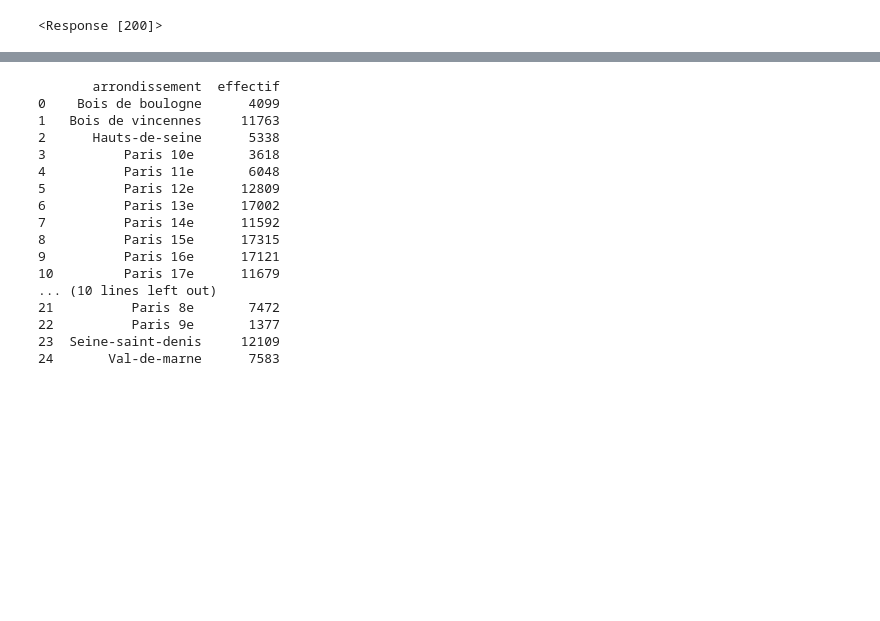
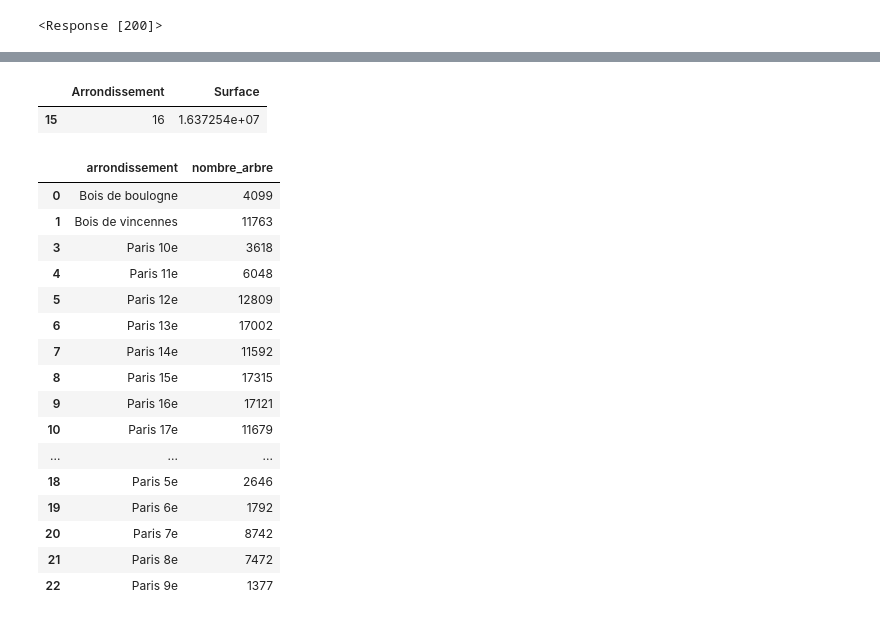
Before and after one commit to dimitri-feniou/-OP-Projet_1_arbre_paris, a Jupyter notebook: analyse_data.ipynb, the cells around one changed output, grey strips where cells are left out. Cells and saved outputs as stored; diff of their text form; code cells hidden in the pictures; blank space fills up the shorter version.

```diff
--- a/analyse_data.ipynb
+++ b/analyse_data.ipynb
@@ -528,28 +528,37 @@ geo_arrondissement
+# %%
+geo_arrondissement_16 = geo_arrondissement[(geo_arrondissement['Arrondissement'] == 16)]
+display(geo_arrondissement_16)
+# %% [output]
+|  | Arrondissement | Surface |
+| 15 | 16 | 1.637254e+07 |
 # %%
 centre = [48.86, 2.35]
 carte = folium.Map(location = centre, zoom_start = 12)
 carte.choropleth(geo_data = arrondissement_data)
 carte
 # %%
-df_arbre_arrondissement = df_arbre.groupby('arrondissement').size().reset_index(name='effectif')
-df_arbre_arrondissement = pd.DataFrame(df_arbre_arrondissement, columns =['arrondissement','effectif'])
+df_arbre_arrondissement = df_arbre.groupby('arrondissement').size().reset_index(name='nombre_arbre')
+df_arbre_arrondissement = pd.DataFrame(df_arbre_arrondissement, columns =['arrondissement','nombre_arbre'])
+# Drop rows outisde paris by index
+df_arbre_arrondissement = df_arbre_arrondissement.drop([2,23,24])
+# Change name of arrondissement for match with geo_json arrondissement
 # %%
-print(df_arbre_arrondissement)
+display(df_arbre_arrondissement)
 # %% [output]
-       arrondissement  effectif
-0    Bois de boulogne      4099
-1   Bois de vincennes     11763
-2      Hauts-de-seine      5338
-3          Paris 10e       3618
-4          Paris 11e       6048
-5          Paris 12e      12809
-6          Paris 13e      17002
-7          Paris 14e      11592
-8          Paris 15e      17315
-9          Paris 16e      17121
-10         Paris 17e      11679
-... (10 lines left out)
-21          Paris 8e       7472
-22          Paris 9e       1377
-23  Seine-saint-denis     12109
-24       Val-de-marne      7583
+|  | arrondissement | nombre_arbre |
+| 0 | Bois de boulogne | 4099 |
+| 1 | Bois de vincennes | 11763 |
+| 3 | Paris 10e | 3618 |
+| 4 | Paris 11e | 6048 |
+| 5 | Paris 12e | 12809 |
+| 6 | Paris 13e | 17002 |
+| 7 | Paris 14e | 11592 |
+| 8 | Paris 15e | 17315 |
+| 9 | Paris 16e | 17121 |
+| 10 | Paris 17e | 11679 |
+| ... | ... | ... |
+| 18 | Paris 5e | 2646 |
+| 19 | Paris 6e | 1792 |
+| 20 | Paris 7e | 8742 |
+| 21 | Paris 8e | 7472 |
+| 22 | Paris 9e | 1377 |
```
Also changed, not shown: parts of 11 cells of this notebook.
